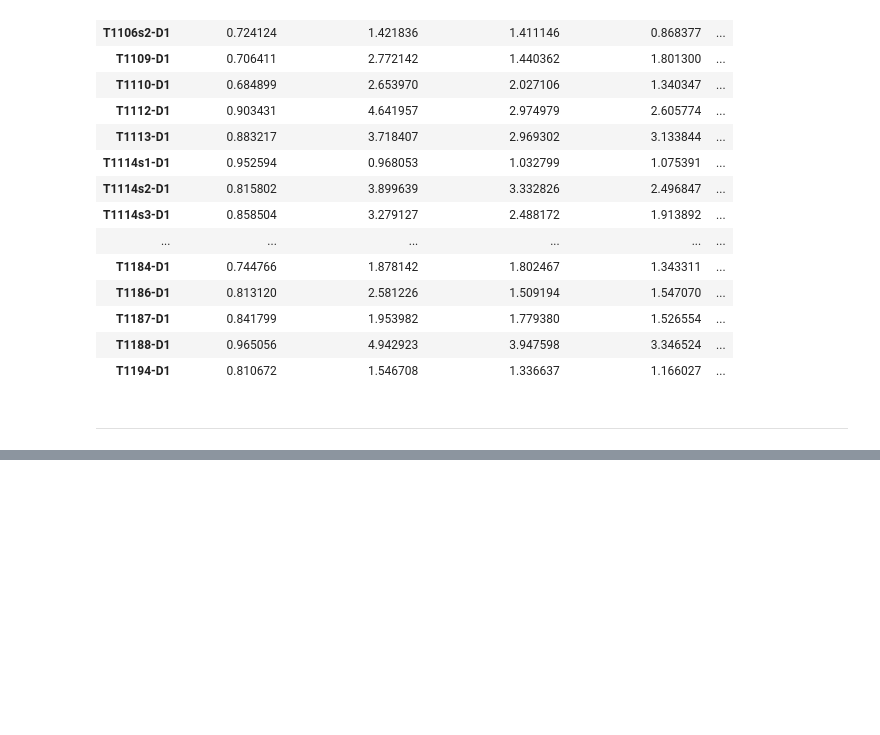
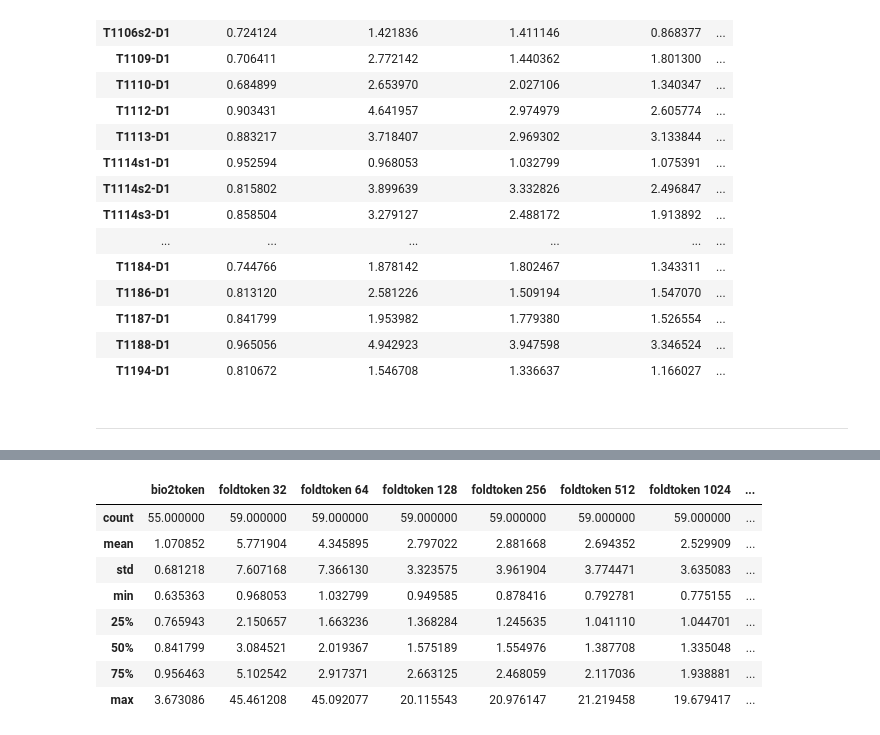
Before and after one commit to finnlueth/bachelor-thesis, a Jupyter notebook: tokenization-benchmark/benchmark.ipynb, the cells around one changed output, grey strips where cells are left out. Saved outputs shown, nothing was run; the diff lists cells and outputs as text; code cells hidden in the pictures; blank space fills up the shorter version.

```diff
--- a/tokenization-benchmark/benchmark.ipynb
+++ b/tokenization-benchmark/benchmark.ipynb
@@ -160,2 +229,12 @@ plt.show()
 # %%
-df.describe().to_csv("./data/bio2token_casp_rmsd_results_description.csv", index=True)
+df.describe()#.to_csv("./data/bio2token_casp_rmsd_results_description.csv", index=True)
+# %% [output]
+|  | bio2token | foldtoken 32 | foldtoken 64 | foldtoken 128 | foldtoken 256 | foldtoken 512 | foldtoken 1024 | ... |
+| count | 55.000000 | 59.000000 | 59.000000 | 59.000000 | 59.000000 | 59.000000 | 59.000000 | ... |
+| mean | 1.070852 | 5.771904 | 4.345895 | 2.797022 | 2.881668 | 2.694352 | 2.529909 | ... |
+| std | 0.681218 | 7.607168 | 7.366130 | 3.323575 | 3.961904 | 3.774471 | 3.635083 | ... |
+| min | 0.635363 | 0.968053 | 1.032799 | 0.949585 | 0.878416 | 0.792781 | 0.775155 | ... |
+| 25% | 0.765943 | 2.150657 | 1.663236 | 1.368284 | 1.245635 | 1.041110 | 1.044701 | ... |
+| 50% | 0.841799 | 3.084521 | 2.019367 | 1.575189 | 1.554976 | 1.387708 | 1.335048 | ... |
+| 75% | 0.956463 | 5.102542 | 2.917371 | 2.663125 | 2.468059 | 2.117036 | 1.938881 | ... |
+| max | 3.673086 | 45.461208 | 45.092077 | 20.115543 | 20.976147 | 21.219458 | 19.679417 | ... |
```
Also changed, not shown: parts of 4 cells of this notebook.
